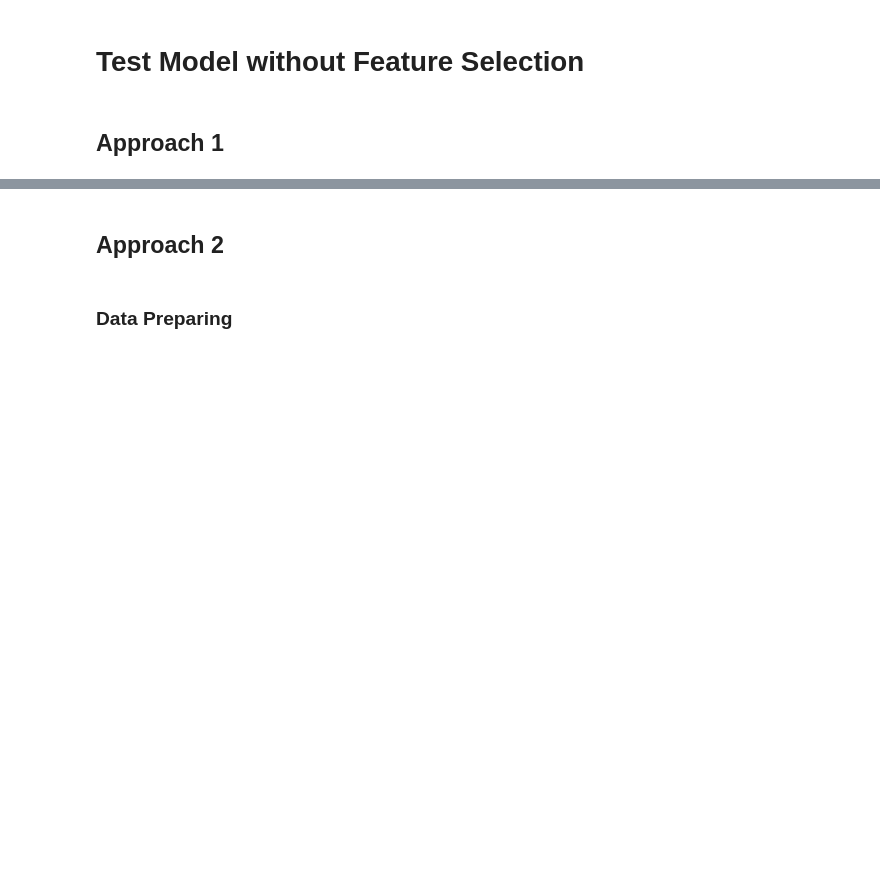
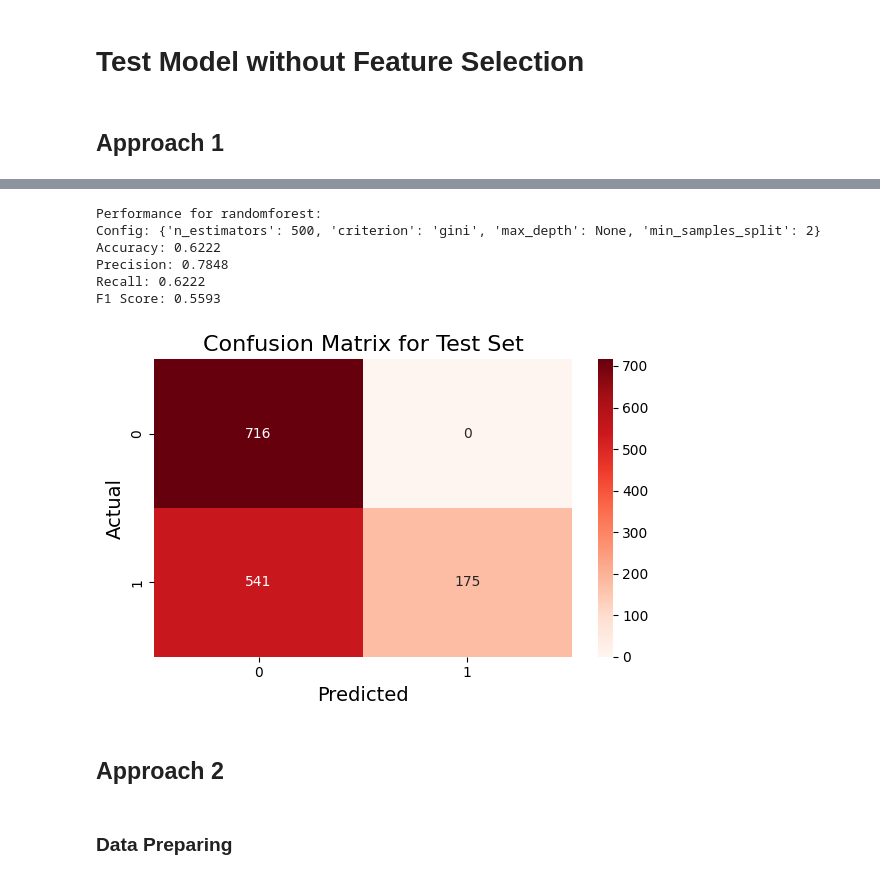
Before and after one commit to BaoVoThuong/4G_Behavior_Analysis, a Jupyter notebook: src/Model.ipynb, the cells around one changed output, grey strips where cells are left out. Saved outputs shown, nothing was run; the diff lists cells and outputs as text; code cells hidden in the pictures; blank space fills up the shorter version.

```diff
--- a/src/Model.ipynb
+++ b/src/Model.ipynb
@@ -566,3 +612,13 @@ ml_ap1.compare_models(['knn','logistic','mlp','decisiontree','randomforest','xgb
+# %%
+ml_ap1.run_model('randomforest',False)
+# %% [output]
+Performance for randomforest:
+Config: {'n_estimators': 500, 'criterion': 'gini', 'max_depth': None, 'min_samples_split': 2}
+Accuracy: 0.6222
+Precision: 0.7848
+Recall: 0.6222
+F1 Score: 0.5593
+[figure, added]
 # %% [markdown]
 ## Approach 2
 # %% [markdown]
```
Also changed, not shown: parts of 39 cells of this notebook, 2 other files.
